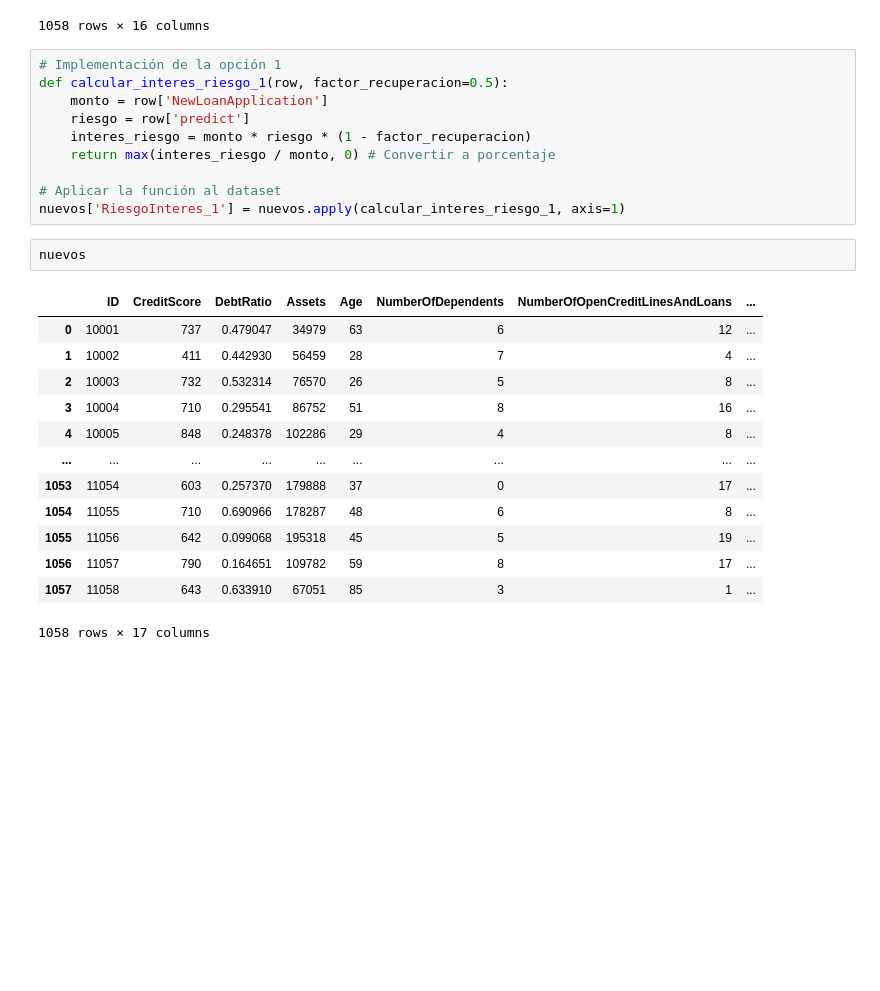
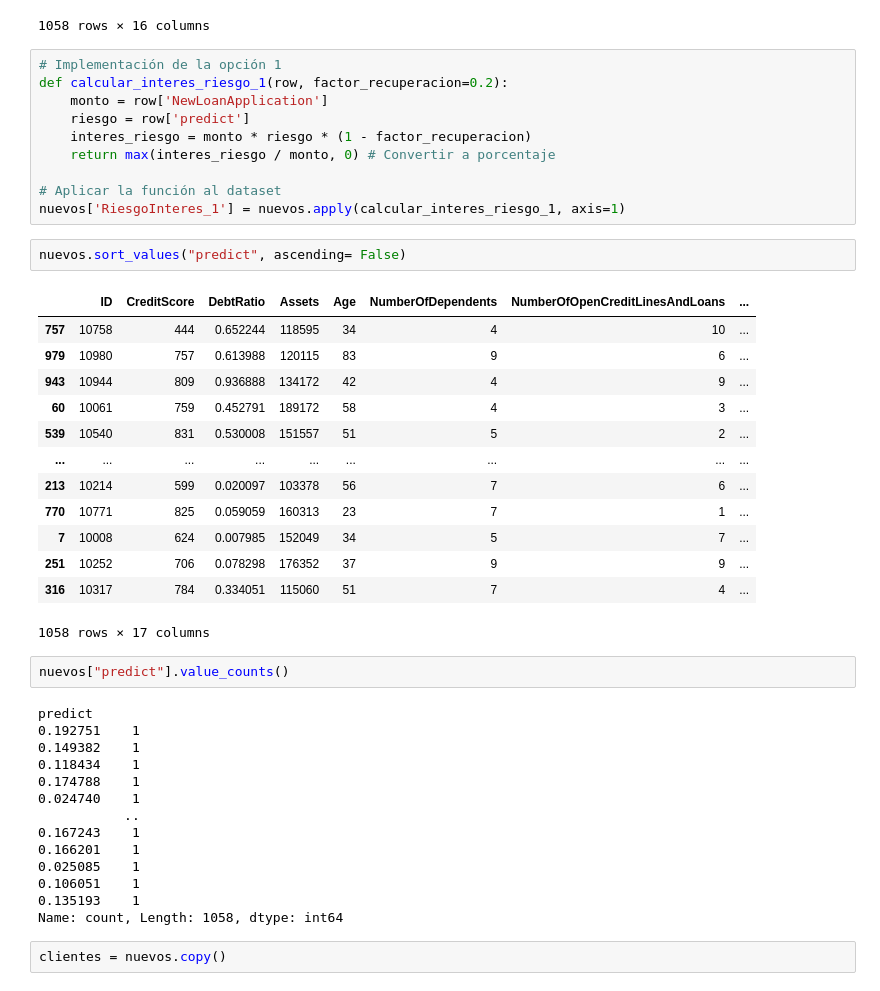
Before and after one commit to JuanDiegoArroyave/Proyecto-Analitica-3, a Jupyter notebook: Finanzas_propio/Analitica.ipynb, the cells around one changed output. Cells and saved outputs as stored; diff of their text form; blank space fills up the shorter version.

```diff
--- a/Finanzas_propio/Analitica.ipynb
+++ b/Finanzas_propio/Analitica.ipynb
@@ -315,7 +315,7 @@ nuevos
 1058 rows × 16 columns
 # %%
 # Implementación de la opción 1
-def calcular_interes_riesgo_1(row, factor_recuperacion=0.5):
+def calcular_interes_riesgo_1(row, factor_recuperacion=0.2):
     monto = row['NewLoanApplication']
     riesgo = row['predict']
     interes_riesgo = monto * riesgo * (1 - factor_recuperacion)
@@ -323,20 +323,38 @@ def calcular_interes_riesgo_1(row, factor_recuperacion=0.5):
 
 # Aplicar la función al dataset
 nuevos['RiesgoInteres_1'] = nuevos.apply(calcular_interes_riesgo_1, axis=1)
+# %%
+nuevos.sort_values("predict", ascending= False)
+# %% [output]
+|  | ID | CreditScore | DebtRatio | Assets | Age | NumberOfDependents | NumberOfOpenCreditLinesAndLoans | ... |
+| 757 | 10758 | 444 | 0.652244 | 118595 | 34 | 4 | 10 | ... |
+| 979 | 10980 | 757 | 0.613988 | 120115 | 83 | 9 | 6 | ... |
+| 943 | 10944 | 809 | 0.936888 | 134172 | 42 | 4 | 9 | ... |
+| 60 | 10061 | 759 | 0.452791 | 189172 | 58 | 4 | 3 | ... |
+| 539 | 10540 | 831 | 0.530008 | 151557 | 51 | 5 | 2 | ... |
+| ... | ... | ... | ... | ... | ... | ... | ... | ... |
+| 213 | 10214 | 599 | 0.020097 | 103378 | 56 | 7 | 6 | ... |
+| 770 | 10771 | 825 | 0.059059 | 160313 | 23 | 7 | 1 | ... |
+| 7 | 10008 | 624 | 0.007985 | 152049 | 34 | 5 | 7 | ... |
+| 251 | 10252 | 706 | 0.078298 | 176352 | 37 | 9 | 9 | ... |
+| 316 | 10317 | 784 | 0.334051 | 115060 | 51 | 7 | 4 | ... |
+1058 rows × 17 columns
 # %%
-nuevos
+nuevos["predict"].value_counts()
 # %% [output]
-|  | ID | CreditScore | DebtRatio | Assets | Age | NumberOfDependents | NumberOfOpenCreditLinesAndLoans | ... |
-| 0 | 10001 | 737 | 0.479047 | 34979 | 63 | 6 | 12 | ... |
-| 1 | 10002 | 411 | 0.442930 | 56459 | 28 | 7 | 4 | ... |
-| 2 | 10003 | 732 | 0.532314 | 76570 | 26 | 5 | 8 | ... |
-| 3 | 10004 | 710 | 0.295541 | 86752 | 51 | 8 | 16 | ... |
-| 4 | 10005 | 848 | 0.248378 | 102286 | 29 | 4 | 8 | ... |
-| ... | ... | ... | ... | ... | ... | ... | ... | ... |
-| 1053 | 11054 | 603 | 0.257370 | 179888 | 37 | 0 | 17 | ... |
-| 1054 | 11055 | 710 | 0.690966 | 178287 | 48 | 6 | 8 | ... |
-| 1055 | 11056 | 642 | 0.099068 | 195318 | 45 | 5 | 19 | ... |
-| 1056 | 11057 | 790 | 0.164651 | 109782 | 59 | 8 | 17 | ... |
-| 1057 | 11058 | 643 | 0.633910 | 67051 | 85 | 3 | 1 | ... |
-1058 rows × 17 columns
+predict
+0.192751    1
+0.149382    1
+0.118434    1
+0.174788    1
+0.024740    1
+           ..
+0.167243    1
+0.166201    1
+0.025085    1
+0.106051    1
+0.135193    1
+Name: count, Length: 1058, dtype: int64
+# %%
+clientes = nuevos.copy()
 # %%
```
Also changed, not shown: parts of 10 cells of this notebook, 1 other file.
